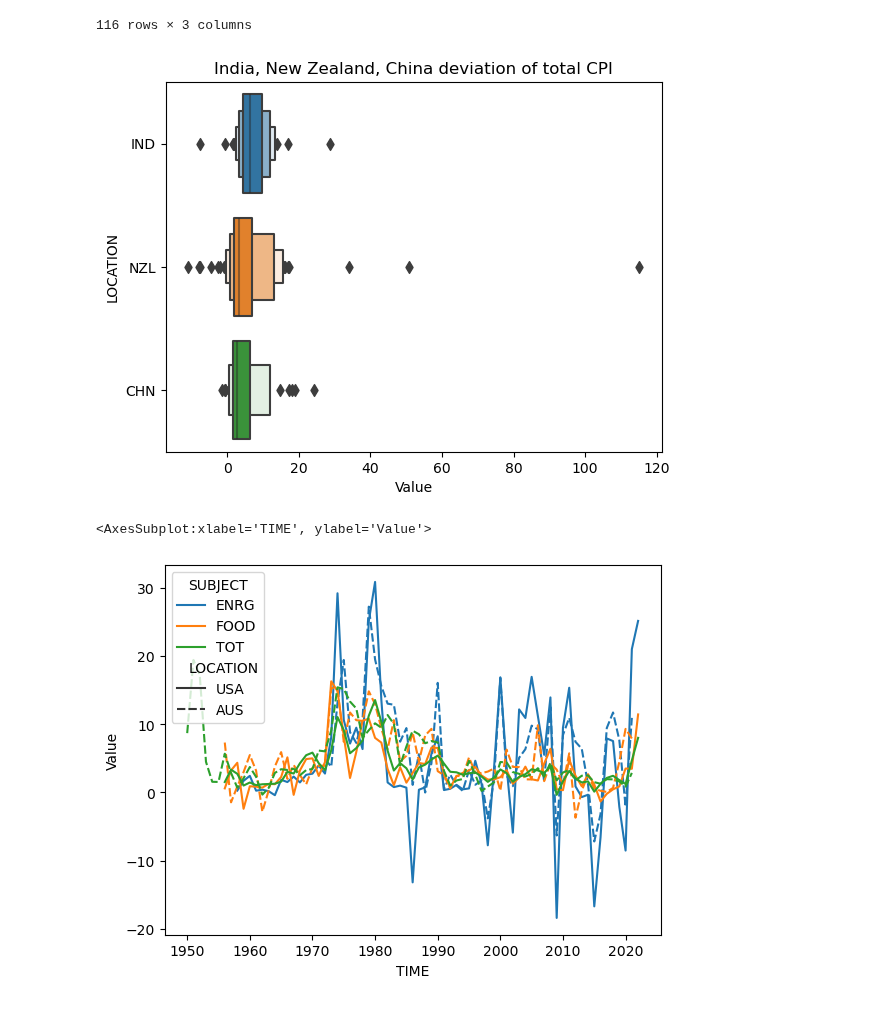
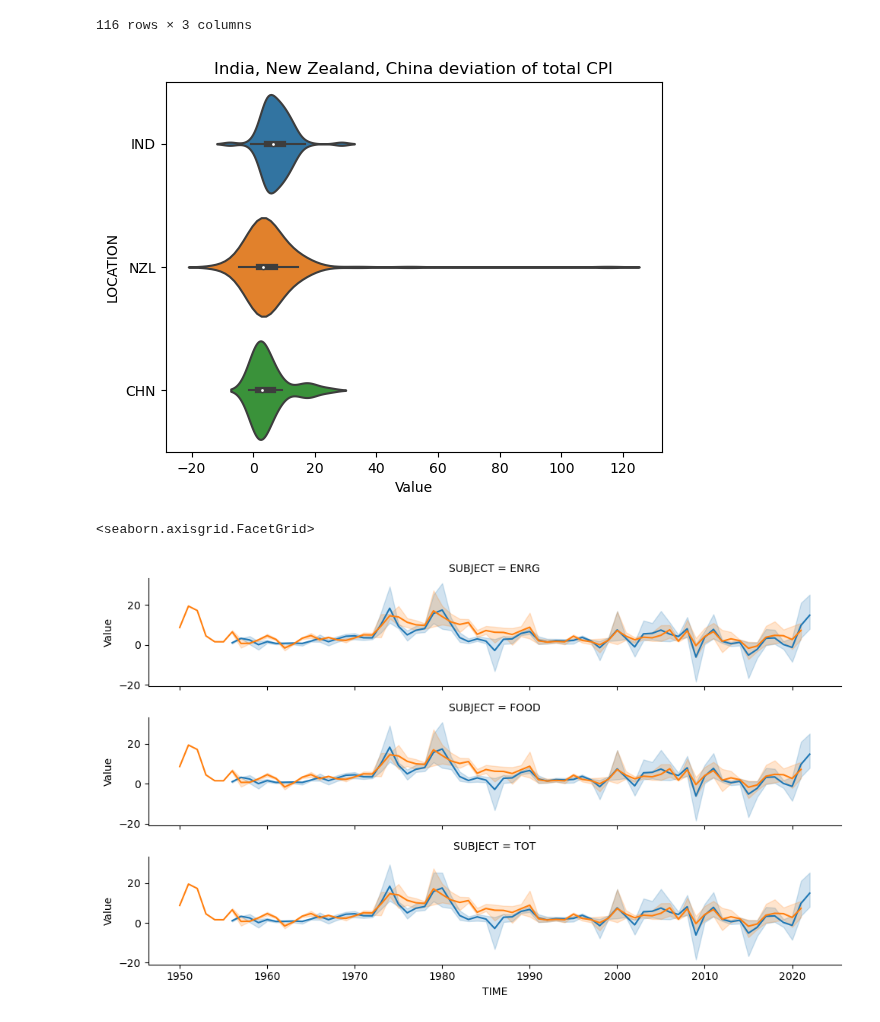
Before and after one commit to ubco-W2022T2-data301/project-group-group19, a Jupyter notebook: analysis/analysis1.ipynb, the cells around one changed output. Drawn from its saved outputs; the diff is of its cells as text; code cells hidden in the pictures.

```diff
--- a/analysis/analysis1.ipynb
+++ b/analysis/analysis1.ipynb
@@ -39,6 +39,6 @@ import matplotlib.axes as ax
 import code
 # %%
 from code10 import project_functions1 as pf
-df = pf.load_and_process('./../data/raw/Inflationdataset.csv')
-df
+dfclean = pf.load_and_process('./../data/raw/Inflationdataset.csv')
+dfclean
 # %% [output]
@@ -58,11 +65,11 @@ df
 # %%
-def load_clean(df):
-    dfclean=df.drop(columns=["Flag Codes", "FREQUENCY","INDICATOR", "MEASURE"]).drop(df.index[6075:293470]).reset_index(drop=True)
-    df_time_int=pd.to_numeric(dfclean["TIME"])
-    dfclean["TIME"]=df_time_int
-    return dfclean
-dfclean=load_clean(df)
-dfclean
+def load_ENRG(df):
+    dfenergy=dfclean.loc[dfclean['SUBJECT'] == "ENRG"].reset_index(drop=True)
+    df_time_int=pd.to_numeric(dfenergy["TIME"])
+    dfenergy["TIME"]=df_time_int
+    return dfenergy
+dfenergy=load_ENRG(df)
+dfenergy
 # %% [output]
 |  | LOCATION | SUBJECT | TIME | Value |
 | 0 | AUS | ENRG | 1972 | 4.910070 |
@@ -182,21 +173,21 @@ df_tot_IND= dftot.loc[dftot['LOCATION']=="IND"].reset_index(drop=True)
 df_tot_NZL= dftot.loc[dftot['LOCATION']=="NZL"].reset_index(drop=True)
 df_tot_CHN= dftot.loc[dftot['LOCATION']=="CHN"].reset_index(drop=True)
 df_tot_comp= pd.concat([df_tot_IND, df_tot_NZL,df_tot_CHN], ignore_index=True).reset_index(drop=True)
-tot_comp_plot=sns.boxenplot(data=df_tot_comp, x="Value", y="LOCATION", scale="linear").set_title('India, New Zealand, China deviation of total CPI')
-
+tot_comp_plot=sns.violinplot(data=df_tot_comp, x="Value", y="LOCATION", scale ="width").set_title('India, New Zealand, China deviation of total CPI')
 #this displays that in 3 countries with very different economic systems their CPI generally stays in the
 #same range. India is more socialist, New Zealand is more capitilist, China is more communist.
 # %% [output]
-[figure, old version]
+[figure, new version]
 # %%
 df_USA= dfclean.loc[dfclean['LOCATION']=="USA"]
 df_USA.reset_index()
 df_AUS= dfclean.loc[dfclean['LOCATION']=="AUS"]
 df_AUS.reset_index()
 df_USA_AUS= pd.concat([df_USA, df_AUS], ignore_index=True)
-sns.lineplot(data=df_USA_AUS, x= "TIME", y="Value",hue="SUBJECT", style="LOCATION")
+rp = sns.FacetGrid(df_USA_AUS, row="SUBJECT",aspect=5, height=2)
+rp.map(sns.lineplot, x= df_USA_AUS["TIME"], y=df_USA_AUS["Value"], hue =df_USA_AUS['LOCATION'])
 #Compares two countries CPI for all subjects and displays how they vary in values for subjects as well
 # and by comparing multiple countries it is easier to see what the trends are.
 # %% [output]
-<AxesSubplot:xlabel='TIME', ylabel='Value'>
+<seaborn.axisgrid.FacetGrid>
-[figure, old version]
+[figure, new version]
```
Also changed, not shown: parts of 10 cells of this notebook, 1 other file.
